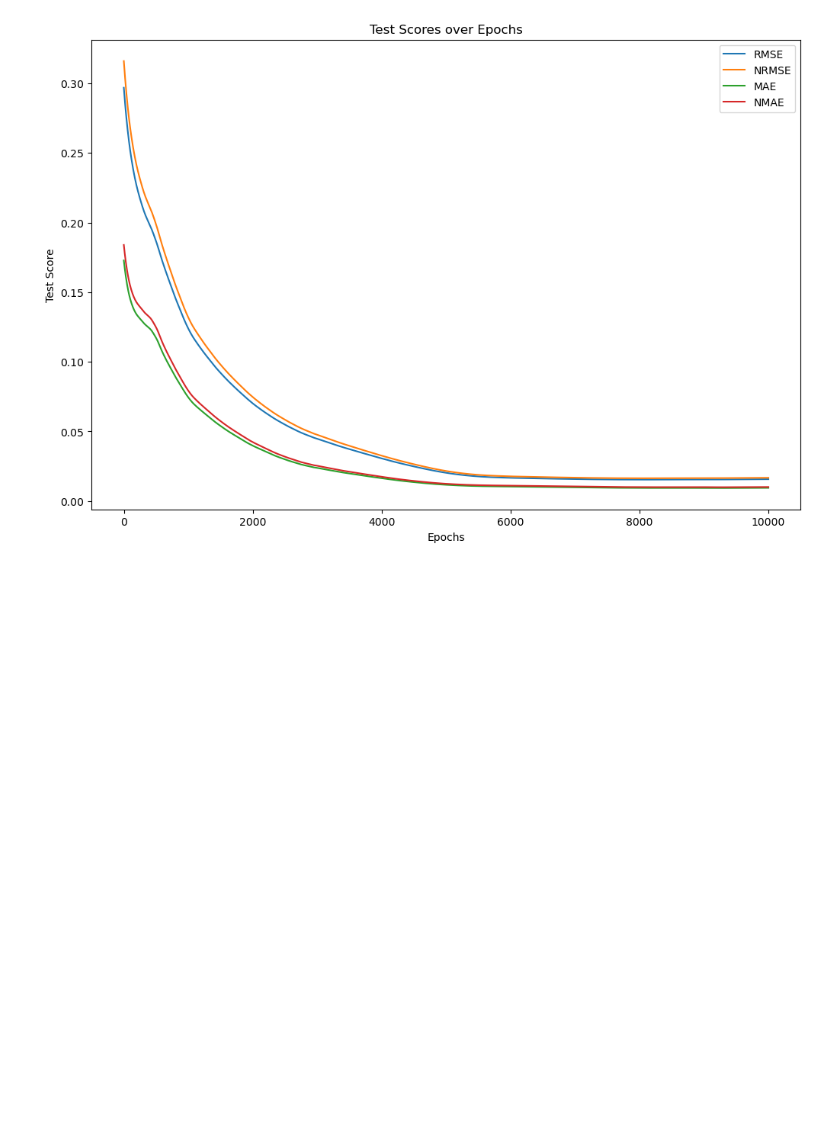
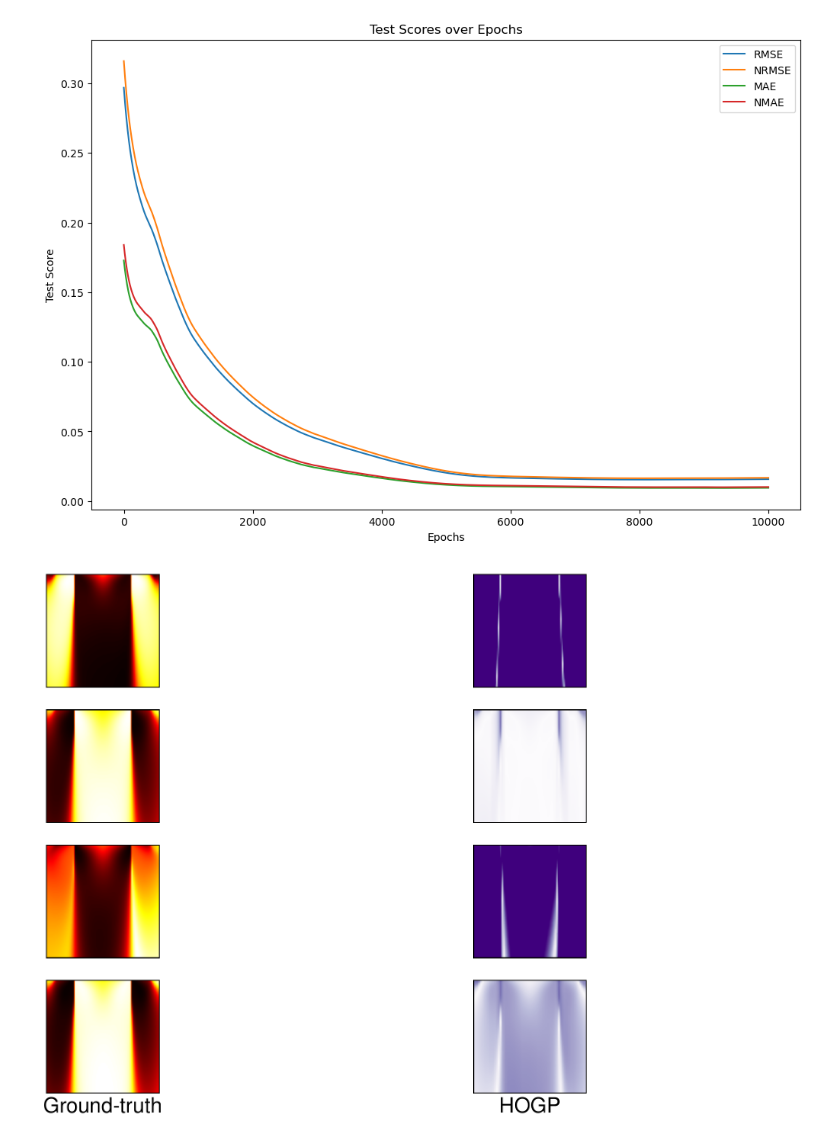
Before and after one commit to liwenlin664477/Probability-Surrogate-Learning, a Jupyter notebook: Single-Fidelity/High-Order-Gaussian-Process/Dev-HoGP-v1.ipynb, the cells around one changed output. Saved outputs shown, nothing was run; the diff lists cells and outputs as text; code cells hidden in the pictures; blank space fills up the shorter version.

```diff
--- a/Single-Fidelity/High-Order-Gaussian-Process/Dev-HoGP-v1.ipynb
+++ b/Single-Fidelity/High-Order-Gaussian-Process/Dev-HoGP-v1.ipynb
@@ -289,3 +289,16 @@ plt.legend()
 plt.show()
 # %% [output]
 [figure]
+# %%
+from pdf2image import convert_from_path
+from IPython.display import Image, display
+pdf_path = "__figs__/errors_Heat.pdf"
+
+# Convert the PDF to images
+images = convert_from_path(pdf_path)
+
+images[0].save("__figs__/errors_Heat.png", 'PNG')
+
+display(Image(filename='__figs__/errors_Heat.png'))
+# %% [output]
+[figure, added]
```
Also changed, not shown: 19 other files.
